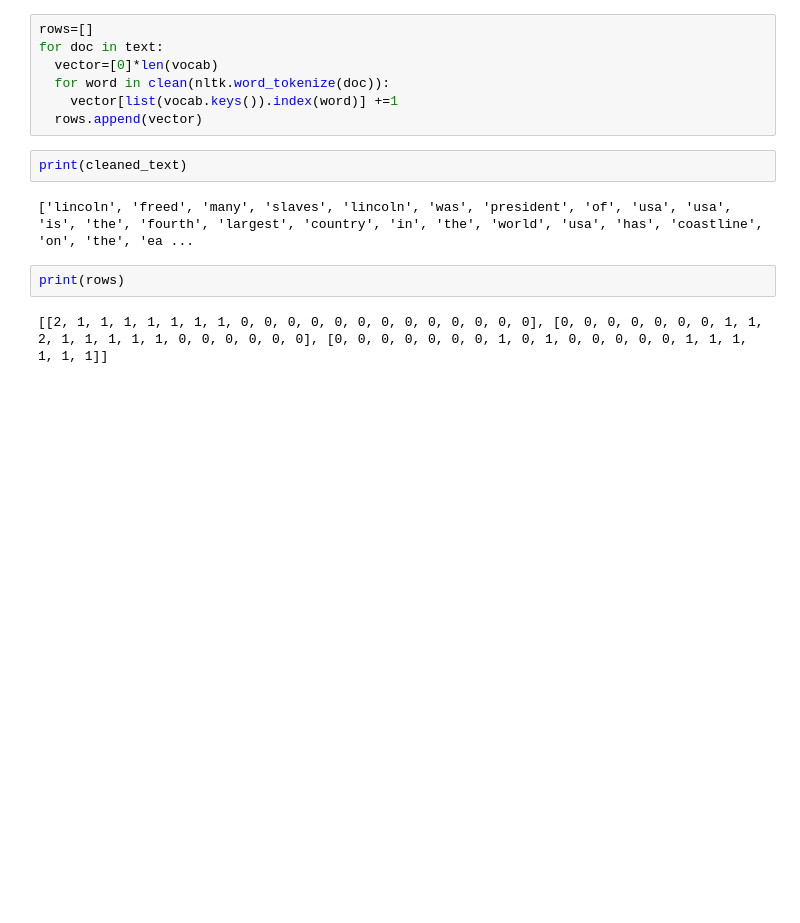
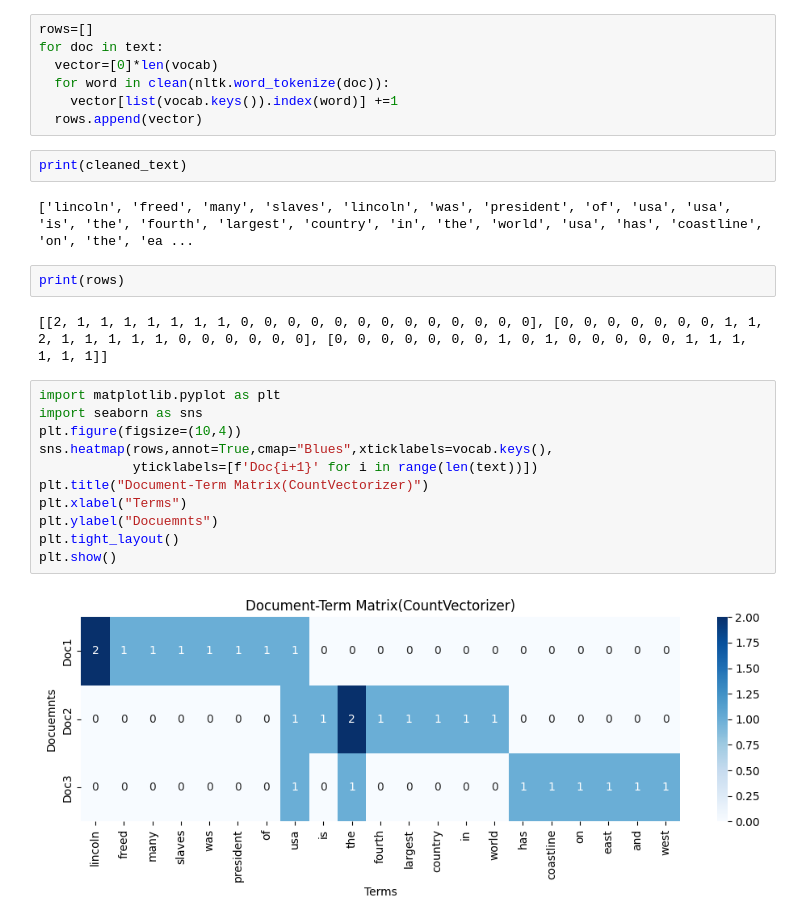
Before and after one commit to EricSiq/Natural_Language_Processing, a Jupyter notebook: NLPLab16_7_25.ipynb, the cells around one changed output. Cells and saved outputs as stored; diff of their text form; blank space fills up the shorter version.

```diff
--- a/NLPLab16_7_25.ipynb
+++ b/NLPLab16_7_25.ipynb
@@ -125,3 +125,16 @@ print(cleaned_text)
 print(rows)
 # %% [output]
 [[2, 1, 1, 1, 1, 1, 1, 1, 0, 0, 0, 0, 0, 0, 0, 0, 0, 0, 0, 0, 0], [0, 0, 0, 0, 0, 0, 0, 1, 1, 2, 1, 1, 1, 1, 1, 0, 0, 0, 0, 0, 0], [0, 0, 0, 0, 0, 0, 0, 1, 0, 1, 0, 0, 0, 0, 0, 1, 1, 1, 1, 1, 1]]
+# %%
+import matplotlib.pyplot as plt
+import seaborn as sns
+plt.figure(figsize=(10,4))
+sns.heatmap(rows,annot=True,cmap="Blues",xticklabels=vocab.keys(),
+            yticklabels=[f'Doc{i+1}' for i in range(len(text))])
+plt.title("Document-Term Matrix(CountVectorizer)")
+plt.xlabel("Terms")
+plt.ylabel("Docuemnts")
+plt.tight_layout()
+plt.show()
+# %% [output]
+[figure, added]
```
